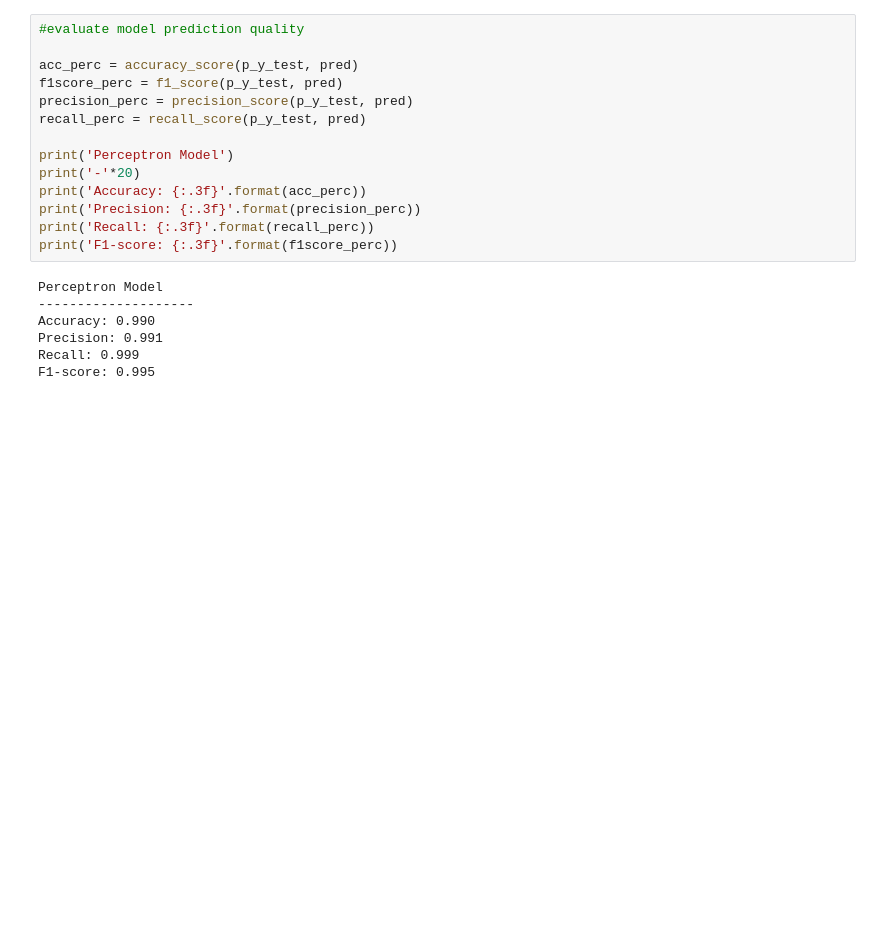
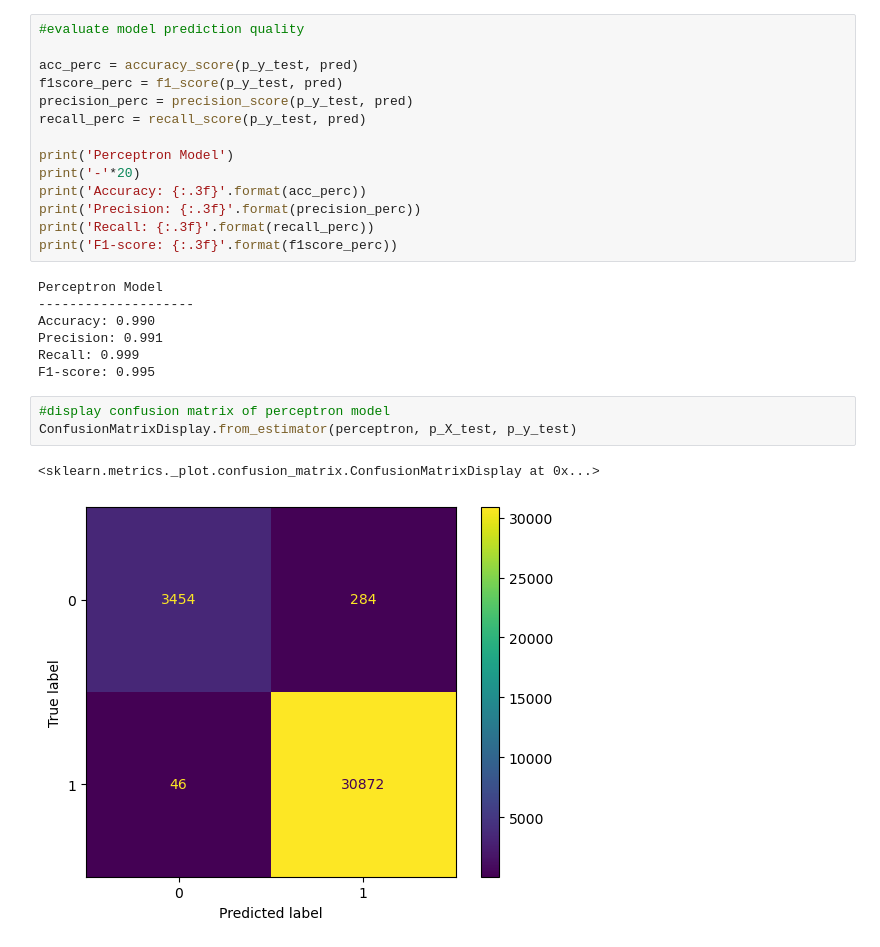
Before and after one commit to Jonahgold90/COMP-379-Final-Project, a Jupyter notebook: finalProject.ipynb, the cells around one changed output. Saved outputs shown, nothing was run; the diff lists cells and outputs as text; blank space fills up the shorter version.

```diff
--- a/finalProject.ipynb
+++ b/finalProject.ipynb
@@ -319,3 +334,9 @@ Accuracy: 0.990
 Precision: 0.991
 Recall: 0.999
 F1-score: 0.995
+# %%
+#display confusion matrix of perceptron model
+ConfusionMatrixDisplay.from_estimator(perceptron, p_X_test, p_y_test)
+# %% [output]
+<sklearn.metrics._plot.confusion_matrix.ConfusionMatrixDisplay at 0x...>
+[figure, added]
```
Also changed, not shown: parts of 2 cells of this notebook.
